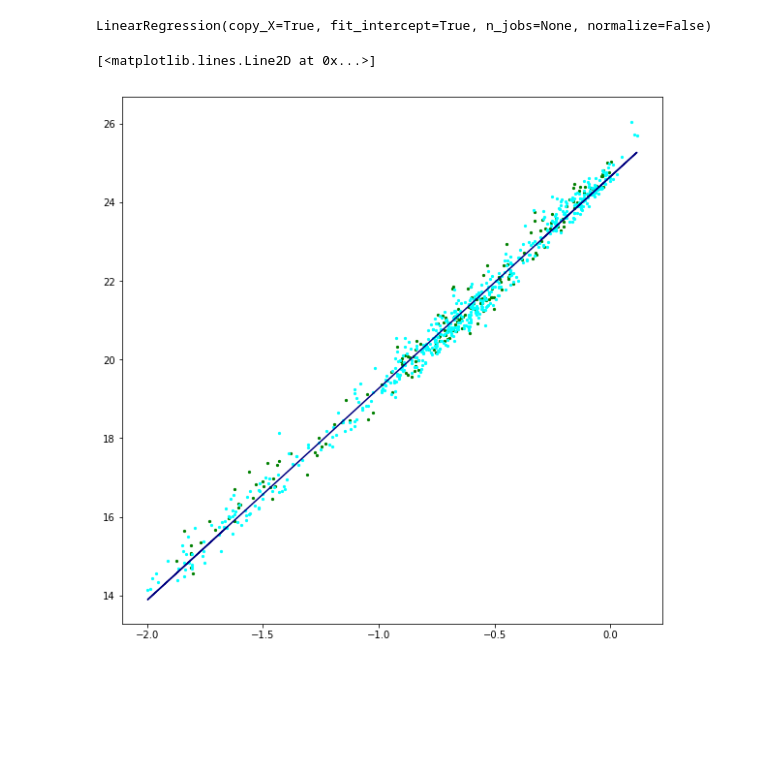
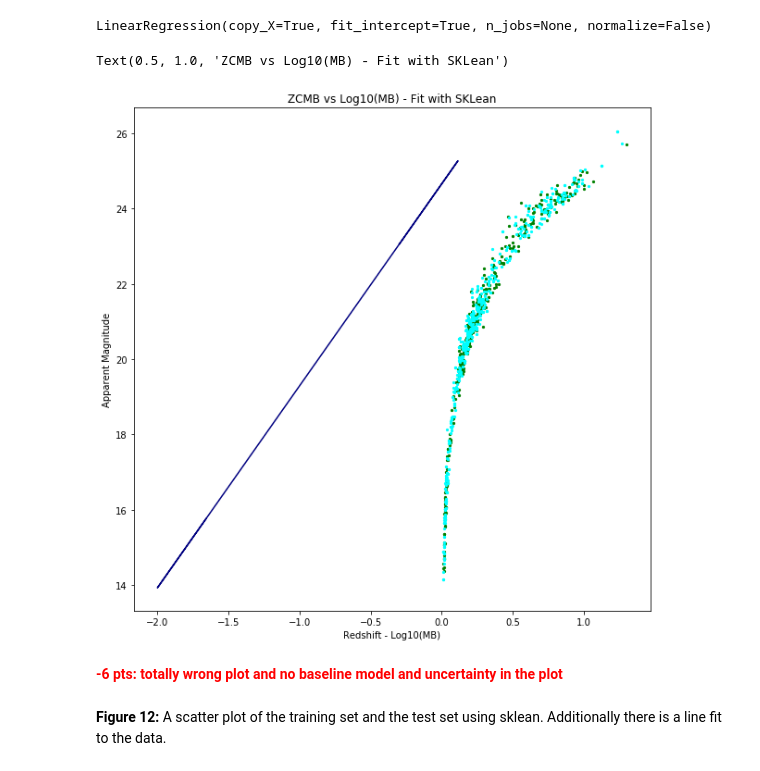
Before and after one commit to exalteded/DSPS_MRichardson, a Jupyter notebook: HW6/HW6_graded.ipynb, the cells around one changed output. Cells and saved outputs as stored; diff of their text form; code cells hidden in the pictures; blank space fills up the shorter version.

```diff
--- a/HW6/HW6_graded.ipynb
+++ b/HW6/HW6_graded.ipynb
@@ -421,12 +463,20 @@ LinearRegression(copy_X=True, fit_intercept=True, n_jobs=None, normalize=False)
 # %%
 pl.figure(figsize = (10,10))
 pl.scatter(X_test, y_test, s = 5, color = 'green', label = "test set")
 pl.scatter(X_train, y_train, s = 5, color = "cyan", label = 'train set')
 
 pl.plot(np.log10(jla.zcmb), regr1.predict(np.atleast_2d(np.log10(jla.zcmb)).T), '-', c='navy')
+
+pl.xlabel('Redshift - Log10(MB)')
+pl.ylabel('Apparent Magnitude')
+pl.title('ZCMB vs Log10(MB) - Fit with SKLean')
 # %% [output]
-[<matplotlib.lines.Line2D at 0x...>]
+Text(0.5, 1.0, 'ZCMB vs Log10(MB) - Fit with SKLean')
-[figure, old version]
+[figure, new version]
+# %% [markdown]
+<span style="color:red">**-6 pts: totally wrong plot and no baseline model and uncertainty in the plot**</span>
+# %% [markdown]
+**Figure 12:** A scatter plot of the training set and the test set using sklean. Additionally there is a line fit to the data.
 # %%
 print("Score for the training set: ", np.round(regr1.score(np.atleast_2d(X_train).T, y_train), 4))
 print("Score for the test set: ", np.round(regr1.score(np.atleast_2d(X_test).T, y_test), 4))
```
Also changed, not shown: parts of 29 cells of this notebook.
